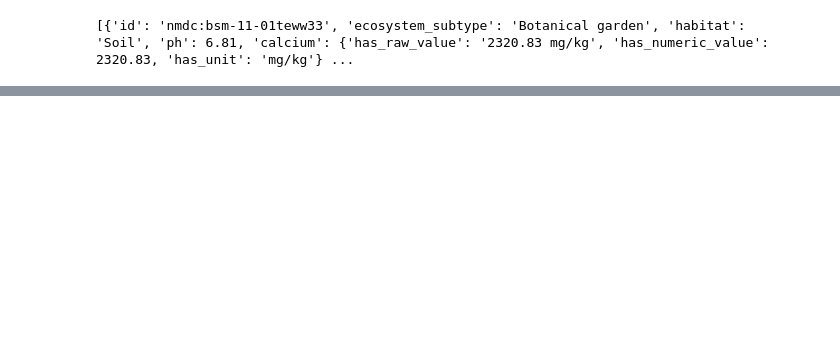
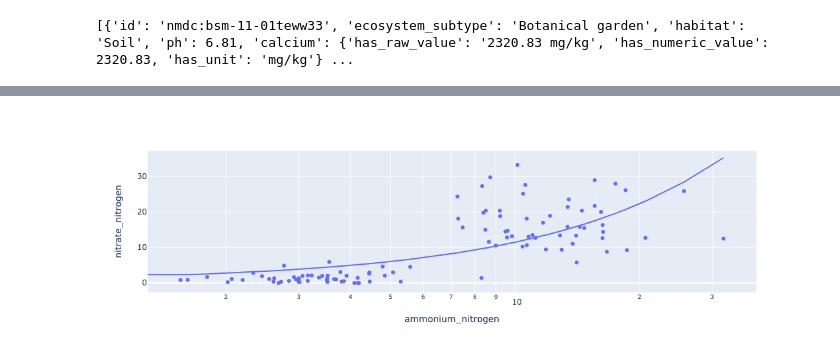
Before and after one commit to microbiomedata/nmdc_notebooks, a Jupyter notebook: bioscales_/python/bioscales.ipynb, the cells around one changed output, grey strips where cells are left out. Cells and saved outputs as stored; diff of their text form; code cells hidden in the pictures; blank space fills up the shorter version.

```diff
--- a/bioscales_/python/bioscales.ipynb
+++ b/bioscales_/python/bioscales.ipynb
@@ -107,0 +125,5 @@ print(fields_list)
+# %%
+fig = px.scatter(df, x="ammonium_nitrogen", y="nitrate_nitrogen", trendline = "ols", log_x=True)
+fig.show()
+# %% [output]
+[figure, added]
```
Also changed, not shown: parts of 7 cells of this notebook.
